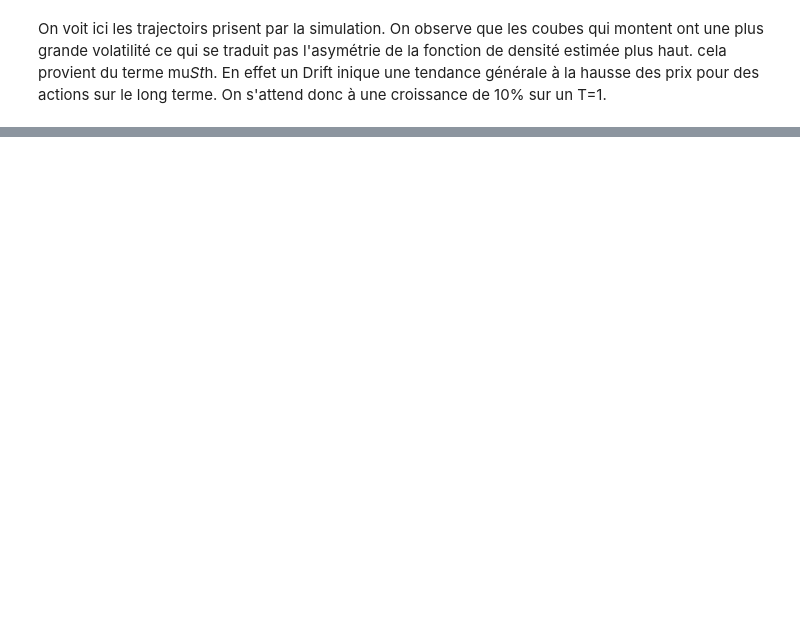
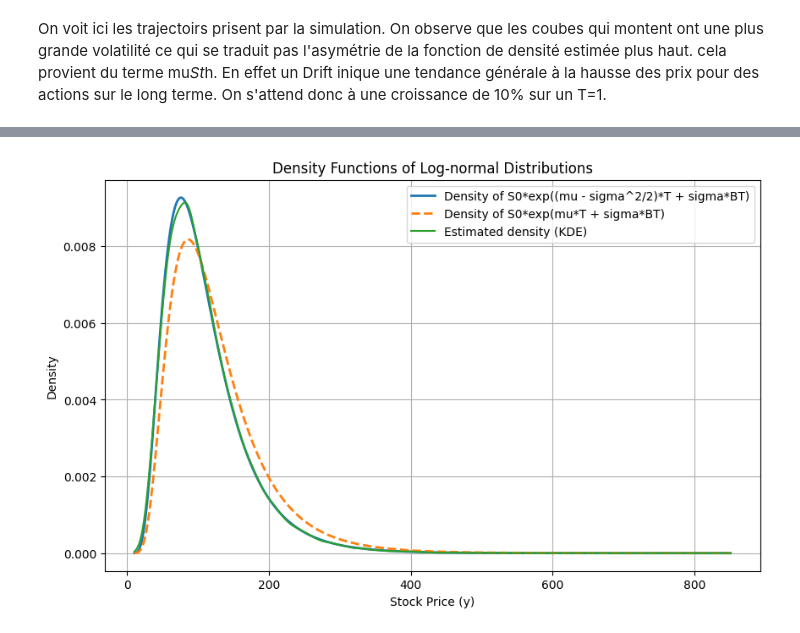
Before and after one commit to malayaan/calcul_sto, a Jupyter notebook: dt2/tp_paul.Ipynb, the cells around one changed output, grey strips where cells are left out. Cells and saved outputs as stored; diff of their text form; code cells hidden in the pictures; blank space fills up the shorter version.

```diff
--- a/dt2/tp_paul.Ipynb
+++ b/dt2/tp_paul.Ipynb
@@ -120,0 +144,32 @@ C'est bien ce que l'on observe. Une volatilité à 0.5 controle les risques: tr
+# %%
+from scipy.stats import lognorm
+
+# Define the range of stock prices for plotting the density
+y = price_range
+
+
+# Calculate the parameters for the log-normal distribution
+mean_adjusted = np.log(S0) + (mu - sigma**2 / 2) * T
+std_dev_adjusted = sigma * np.sqrt(T)
+
+mean_unadjusted = np.log(S0) + mu * T
+std_dev_unadjusted = sigma * np.sqrt(T)
+
+# Calculate the densities
+density_adjusted = lognorm(s=std_dev_adjusted, scale=np.exp(mean_adjusted)).pdf(y)
+density_unadjusted = lognorm(s=std_dev_unadjusted, scale=np.exp(mean_unadjusted)).pdf(y)
+
+
+# Plot the densities
+plt.figure(figsize=(10, 6))
+plt.plot(y, density_adjusted, label='Density of S0*exp((mu - sigma^2/2)*T + sigma*BT)', linewidth=2)
+plt.plot(y, density_unadjusted, label='Density of S0*exp(mu*T + sigma*BT)', linestyle='--', linewidth=2)
+plt.plot(y, pdf, label='Estimated density (KDE)')
+plt.title('Density Functions of Log-normal Distributions')
+plt.xlabel('Stock Price (y)')
+plt.ylabel('Density')
+plt.legend()
+plt.grid(True)
+plt.show()
+# %% [output]
+[figure, added]
```
Also changed, not shown: parts of 10 cells of this notebook, 2 other files.
